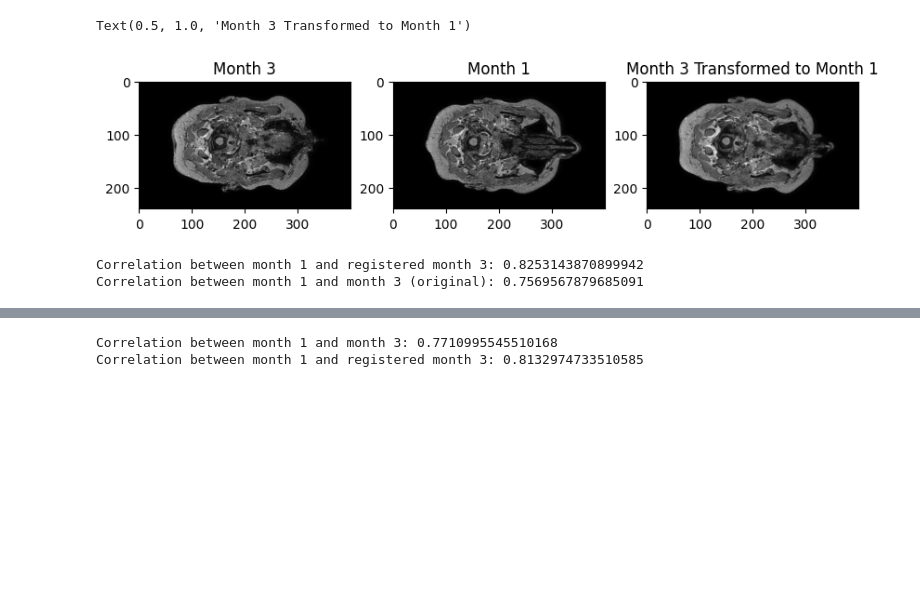
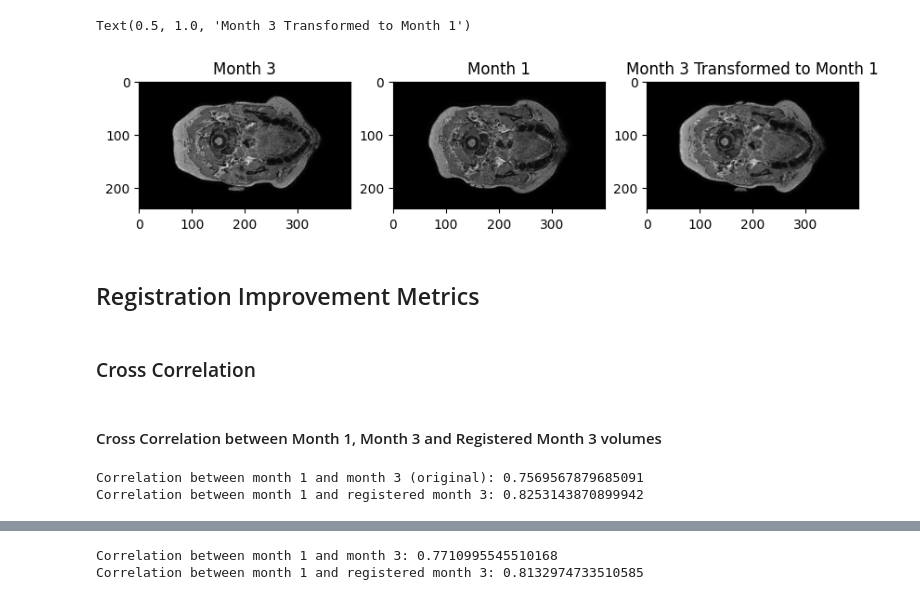
Before and after one commit to Keymii/wavelet-mri-registration, a Jupyter notebook: affine-registration.ipynb, the cells around one changed output, grey strips where cells are left out. Drawn from its saved outputs; the diff is of its cells as text; code cells hidden in the pictures; blank space fills up the shorter version.

```diff
--- a/affine-registration.ipynb
+++ b/affine-registration.ipynb
@@ -48,7 +61,6 @@ def sitk_to_numpy(image_sitk):
 # %%
 reference_image = numpy_to_sitk(masked_bone_month_1)
 moving_image = numpy_to_sitk(masked_bone_month_3)
-
 
 # Initialize the registration method
 registration_method = sitk.ImageRegistrationMethod()
@@ -67,29 +79,26 @@ initial_transform = sitk.CenteredTransformInitializer(reference_image,
 registration_method.SetInitialTransform(initial_transform, inPlace=False)
 final_transform = registration_method.Execute(reference_image, moving_image)
 
-# Print out the final transform
-# print("Final Transform:\n", final_transform)
-
 # Apply the transformation to a different 3D matrix
 new_moving_np = month3_data
 new_reference_np = month1_data
 new_reference_image = numpy_to_sitk(new_reference_np)
 new_moving_image = numpy_to_sitk(new_moving_np)
-transformed_image = sitk.Resample(new_moving_image, new_reference_image, final_transform, sitk.sitkLinear, 0.0, new_moving_image.GetPixelID())
+transformed_image = sitk.Resample(new_moving_image, reference_image, final_transform, sitk.sitkLinear, 0.0, new_moving_image.GetPixelID())
 
 # Convert the transformed image back to a numpy array
 transformed_np = sitk_to_numpy(transformed_image)
+registered_month_3 = transformed_np
 
-# # Save the transformation to a file (optional)
+# transformed_np now contains the transformed 3D matrix of the new input
+plt.imshow(transformed_np[:,:,index], cmap='gray')
+
+# Save the transformation to a file (optional)
 # sitk.WriteTransform(final_transform, "rigid_transform.tfm")
 
 # If you want to load and apply the saved transform
 # loaded_transform = sitk.ReadTransform("rigid_transform.tfm")
 # transformed_image_with_loaded_transform = sitk.Resample(new_moving_image, reference_image, loaded_transform, sitk.sitkLinear, 0.0, new_moving_image.GetPixelID())
 # transformed_np_with_loaded_transform = sitk_to_numpy(transformed_image_with_loaded_transform)
-
-# transformed_np now contains the transformed 3D matrix of the new input
-
-plt.imshow(transformed_np[:,:,100], cmap='gray')
 # %% [output]
 <matplotlib.image.AxesImage at 0x...>
@@ -97,12 +106,12 @@ plt.imshow(transformed_np[:,:,100], cmap='gray')
 # %%
 fig,ax = plt.subplots(1,3, figsize=(10,5))
-idx = 143
-ax[0].imshow(new_moving_np[:,:,idx], cmap='gray')
+
+ax[0].imshow(new_moving_np[:,:,index], cmap='gray')
 ax[0].set_title('Month 3')
-ax[1].imshow(new_reference_np[:,:,idx], cmap='gray')
+ax[1].imshow(new_reference_np[:,:,index], cmap='gray')
 ax[1].set_title('Month 1')
-ax[2].imshow(transformed_np[:,:,idx], cmap='gray')
+ax[2].imshow(transformed_np[:,:,index], cmap='gray')
 ax[2].set_title('Month 3 Transformed to Month 1')
 # %% [output]
 Text(0.5, 1.0, 'Month 3 Transformed to Month 1')
-[figure, old version]
+[figure, new version]
@@ -111,10 +118,16 @@ registered_month_3 = transformed_np
+# %% [markdown]
+## Registration Improvement Metrics
+# %% [markdown]
+### Cross Correlation
+# %% [markdown]
+#### Cross Correlation between Month 1, Month 3 and Registered Month 3 volumes
 # %%
 # find correlation bwteen month 1 and registered month 3
-correlation = np.corrcoef(new_reference_np.flatten(), registered_month_3.flatten())[0,1]
-print('Correlation between month 1 and registered month 3:', correlation)
+correlation_vol_old = np.corrcoef(new_reference_np.flatten(), new_moving_np.flatten())[0,1]
+print('Correlation between month 1 and month 3 (original):', correlation_vol_old)
 # find correlation bwteen month 1 and month 3
-correlation = np.corrcoef(new_reference_np.flatten(), new_moving_np.flatten())[0,1]
-print('Correlation between month 1 and month 3 (original):', correlation)
+correlation_vol_new = np.corrcoef(new_reference_np.flatten(), registered_month_3.flatten())[0,1]
+print('Correlation between month 1 and registered month 3:', correlation_vol_new)
 # %% [output]
+Correlation between month 1 and month 3 (original): 0.7569567879685091
 Correlation between month 1 and registered month 3: 0.8253143870899942
-Correlation between month 1 and month 3 (original): 0.7569567879685091
```
Also changed, not shown: parts of 23 cells of this notebook.
